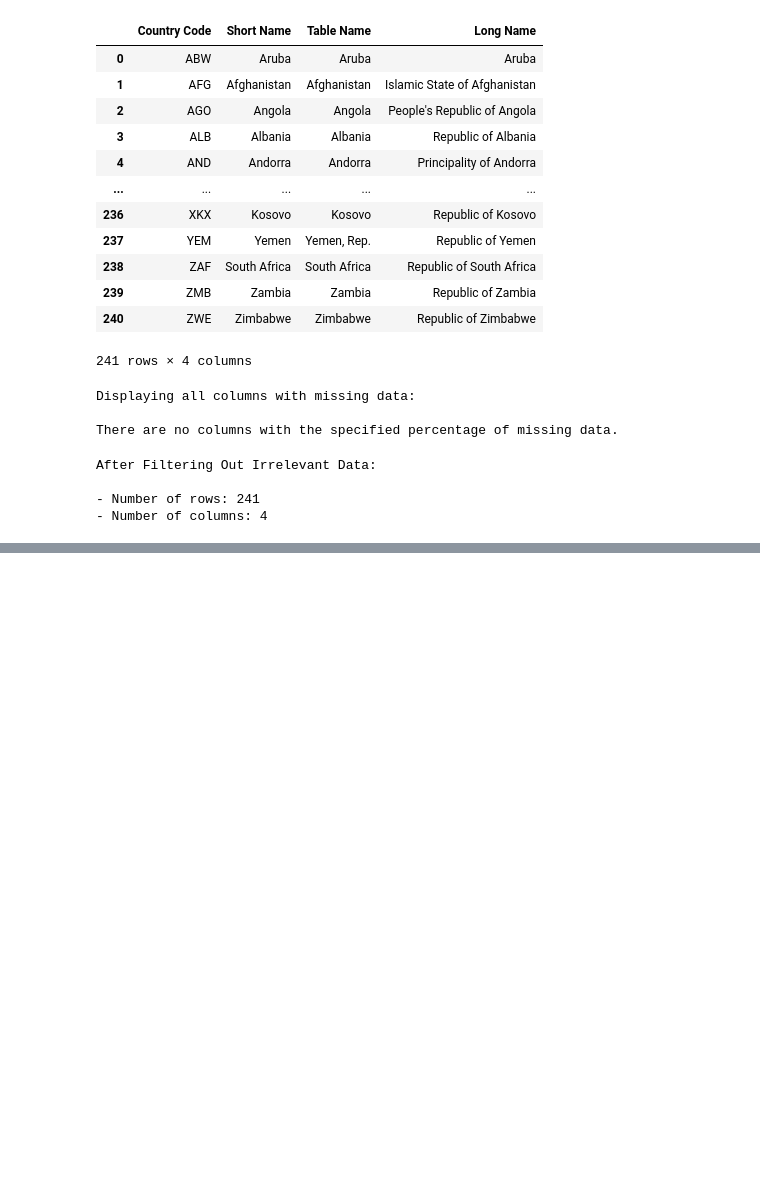
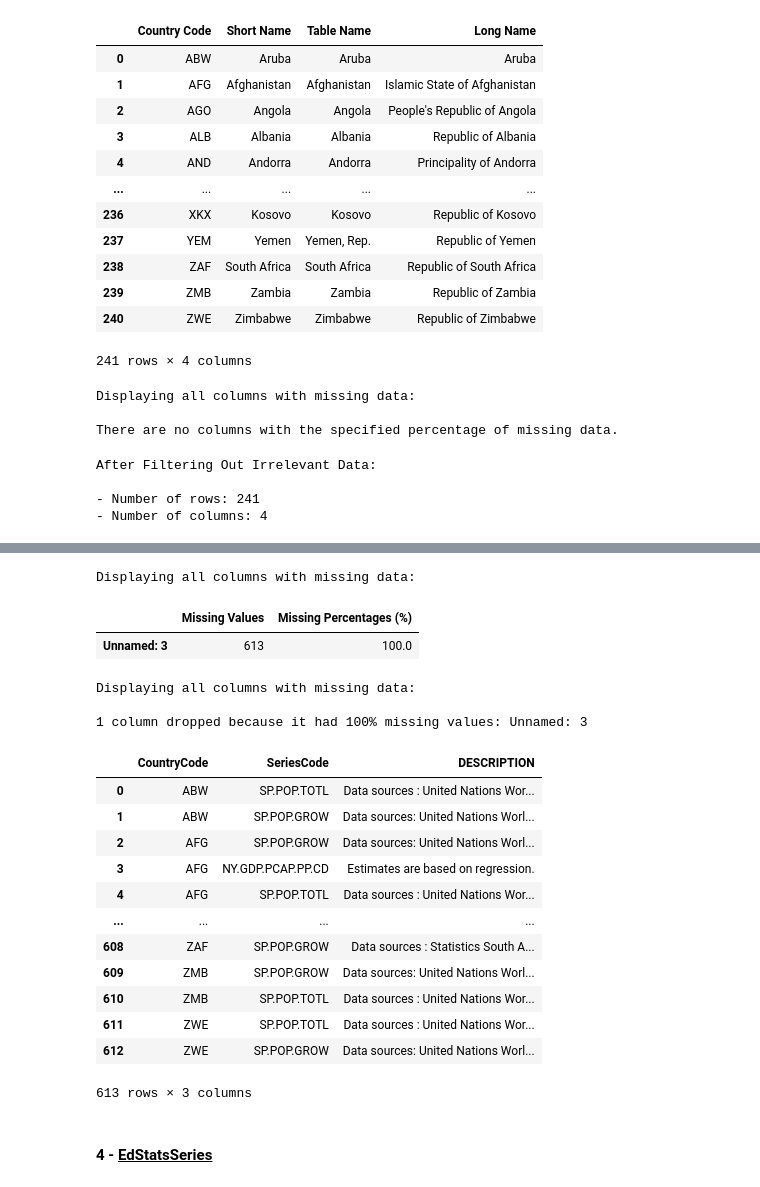
Before and after one commit to MasterCodeDevelop/academy, a Jupyter notebook: netebook.ipynb, the cells around one changed output, grey strips where cells are left out. Saved outputs shown, nothing was run; the diff lists cells and outputs as text; code cells hidden in the pictures; blank space fills up the shorter version.

```diff
--- a/netebook.ipynb
+++ b/netebook.ipynb
@@ -1130,0 +1155,32 @@ After Filtering Out Irrelevant Data:
+# %%
+missing_values_table(country_series)
+# %% [output]
+Displaying all columns with missing data:
+|  | Missing Values | Missing Percentages (%) |
+| Unnamed: 3 | 613 | 100.0 |
+# %%
+# Drop columns that contain +100% missing values
+drop_columns(country_series, 100)
+# %% [output]
+Displaying all columns with missing data:
+
+1 column dropped because it had 100% missing values: Unnamed: 3
+# %%
+# Displaying the table with missing data filtered by percentage >= 100%
+country_series
+# %% [output]
+|  | CountryCode | SeriesCode | DESCRIPTION |
+| 0 | ABW | SP.POP.TOTL | Data sources : United Nations Wor... |
+| 1 | ABW | SP.POP.GROW | Data sources: United Nations Worl... |
+| 2 | AFG | SP.POP.GROW | Data sources: United Nations Worl... |
+| 3 | AFG | NY.GDP.PCAP.PP.CD | Estimates are based on regression. |
+| 4 | AFG | SP.POP.TOTL | Data sources : United Nations Wor... |
+| ... | ... | ... | ... |
+| 608 | ZAF | SP.POP.GROW | Data sources : Statistics South A... |
+| 609 | ZMB | SP.POP.GROW | Data sources: United Nations Worl... |
+| 610 | ZMB | SP.POP.TOTL | Data sources : United Nations Wor... |
+| 611 | ZWE | SP.POP.TOTL | Data sources : United Nations Wor... |
+| 612 | ZWE | SP.POP.GROW | Data sources: United Nations Worl... |
+613 rows × 3 columns
+# %% [markdown]
+#### 4 - <u>EdStatsSeries</u> <a id='cleaning-stats-series'></a>
```
Also changed, not shown: parts of 22 cells of this notebook.
